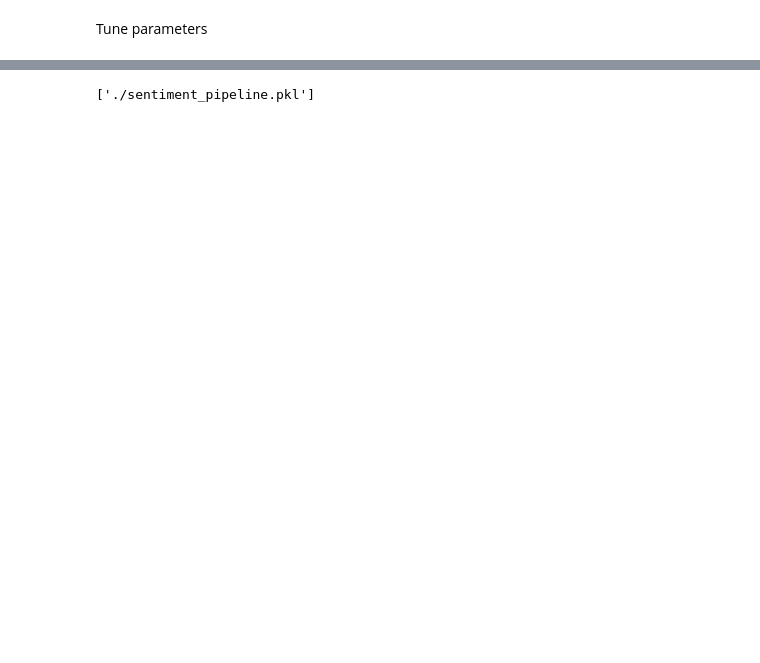
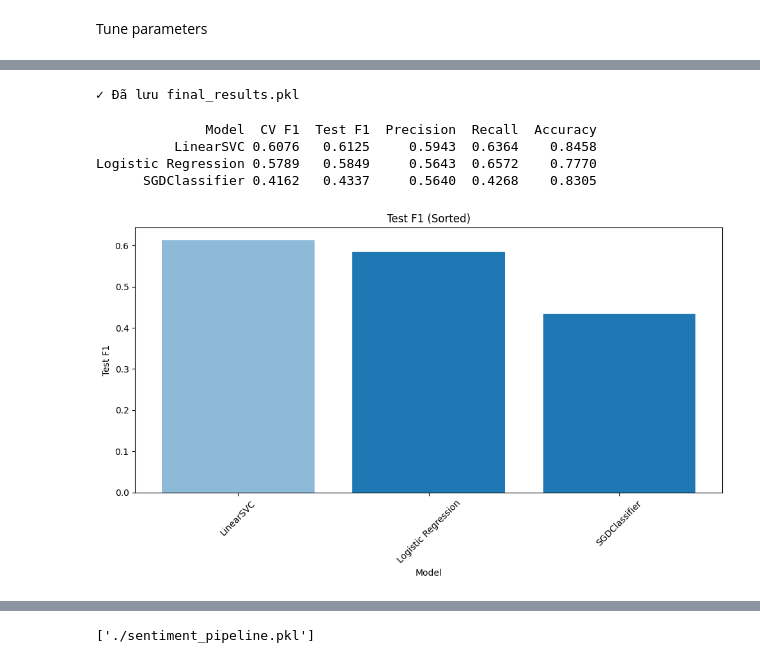
Before and after one commit to ninhdk-datasci/tiki-sentiment-analytics, a Jupyter notebook: models.ipynb, the cells around one changed output, grey strips where cells are left out. Saved outputs shown, nothing was run; the diff lists cells and outputs as text; code cells hidden in the pictures; blank space fills up the shorter version.

```diff
--- a/models.ipynb
+++ b/models.ipynb
@@ -366,0 +506,5 @@ plot_confusion_matrix(target_test, y_pred_test, figure_name='Confusion Matrix Te
+# %%
+best_params_per_model = extract_best_params(all_results)
+# %%
+subset_grid = build_subset_grid(best_params_per_model["LinearSVC"])
+print(subset_grid)
@@ -366,0 +594,53 @@ plot_confusion_matrix(target_test, y_pred_test, figure_name='Confusion Matrix Te
+# %%
+import json
+import joblib
+
+# Lưu toàn bộ final_results (bao gồm best_estimator) dưới dạng pickle
+joblib.dump(final_results, "final_results.pkl")
+print("✓ Đã lưu final_results.pkl")
+# %% [output]
+✓ Đã lưu final_results.pkl
+# %%
+rows = []
+
+for name, result in final_results.items():
+    r = result["test_report"]
+
+    rows.append(
+        {
+            'Model': name,
+            "CV F1": round(result['best_cv_score'], 4),
+            "Test F1": round(r["macro avg"]["f1-score"], 4),
+            "Precision": round(r["macro avg"]["precision"], 4),
+            "Recall": round(r["macro avg"]["recall"], 4),
+            "Accuracy": round(r["accuracy"], 4)
+        }
+    )
+df_final = (pd.DataFrame(rows).sort_values("Test F1", ascending=False).reset_index(drop=True))
+
+print(df_final.to_string(index=False))
+# %% [output]
+              Model  CV F1  Test F1  Precision  Recall  Accuracy
+          LinearSVC 0.6076   0.6125     0.5943  0.6364    0.8458
+Logistic Regression 0.5789   0.5849     0.5643  0.6572    0.7770
+      SGDClassifier 0.4162   0.4337     0.5640  0.4268    0.8305
+# %%
+import matplotlib.pyplot as plt
+
+plt.figure(figsize=(10, 6))
+
+bars = plt.bar(df_final['Model'], df_final['Test F1'])
+
+# Highlight model tốt nhất
+bars[0].set_alpha(0.5)  # model top vì bạn đã sort giảm dần
+
+plt.xlabel('Model')
+plt.ylabel('Test F1')
+plt.title('Test F1 (Sorted)')
+
+plt.xticks(rotation=45)
+plt.tight_layout()
+
+plt.show()
+# %% [output]
+[figure, added]
```
Also changed, not shown: parts of 39 cells of this notebook, 15 other files.
